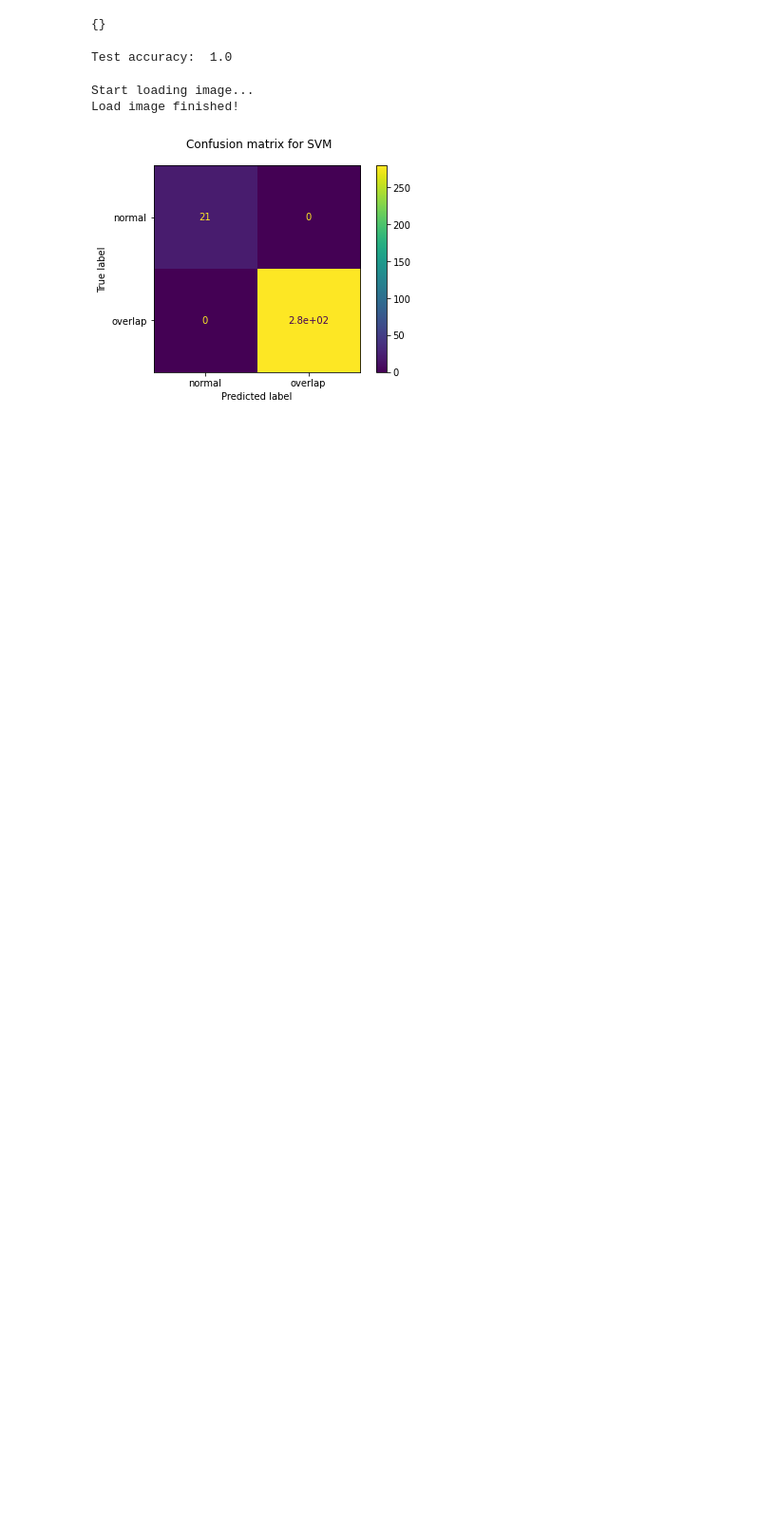
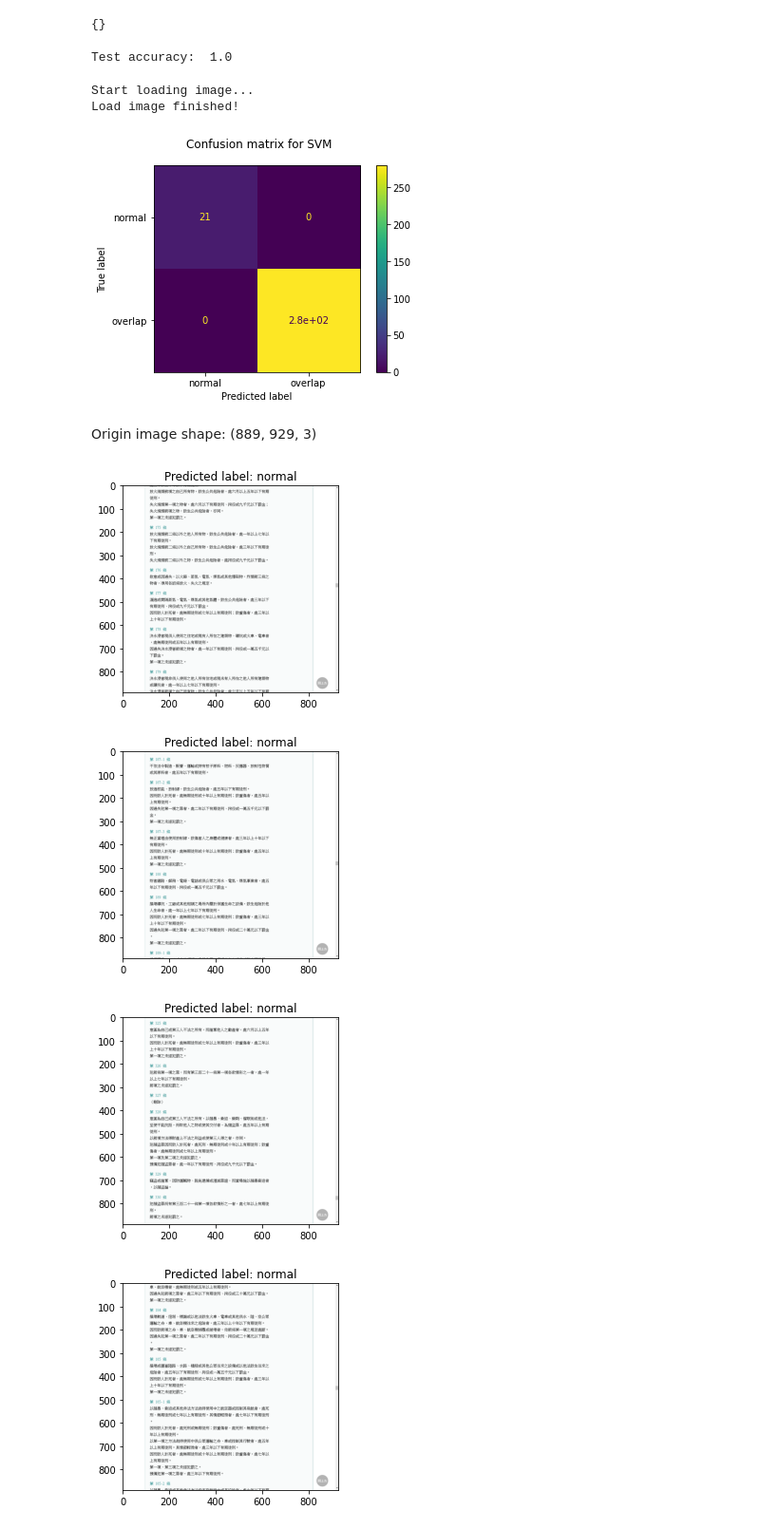
Before and after one commit to laurence-lin/Working-files, a Jupyter notebook: test_txt_model.ipynb, the cells around one changed output. Shown at 95% size. Drawn from its saved outputs; the diff is of its cells as text; code cells hidden in the pictures; blank space fills up the shorter version.

```diff
--- a/test_txt_model.ipynb
+++ b/test_txt_model.ipynb
@@ -137,0 +136,30 @@ len(test_labels)
+# %% [markdown]
+Origin image shape: (889, 929, 3)
+# %%
+# Random sample images from file to show prediction result and corresponding image
+import random
+
+label_dict = {0:'normal', 1:'overlap'}
+
+normal_sample = [file for file in test_samples if 'add' not in file]
+overlap_sample = [file for file in test_samples if 'add' in file]
+
+normal_sample = random.sample(normal_sample, 10)
+overlap_sample = random.sample(overlap_sample, 10)
+
+for i in range(len(normal_sample)):
+  img = preprocess_img(normal_sample[i]).reshape(1, -1)
+
+  y_predict = pre_model.predict(img)
+  y_predict = label_dict[int(y_predict)]
+
+  img = np.array(img).reshape(889, 929, 3)
+  plt.imshow(img)
+  plt.title('Predicted label: {}'.format(str(y_predict)))
+
+  plt.show()
+# %% [output]
+[figure, added]
+[figure, added]
+[figure, added]
+[figure, added]
```
Also changed, not shown: parts of 3 cells of this notebook.
